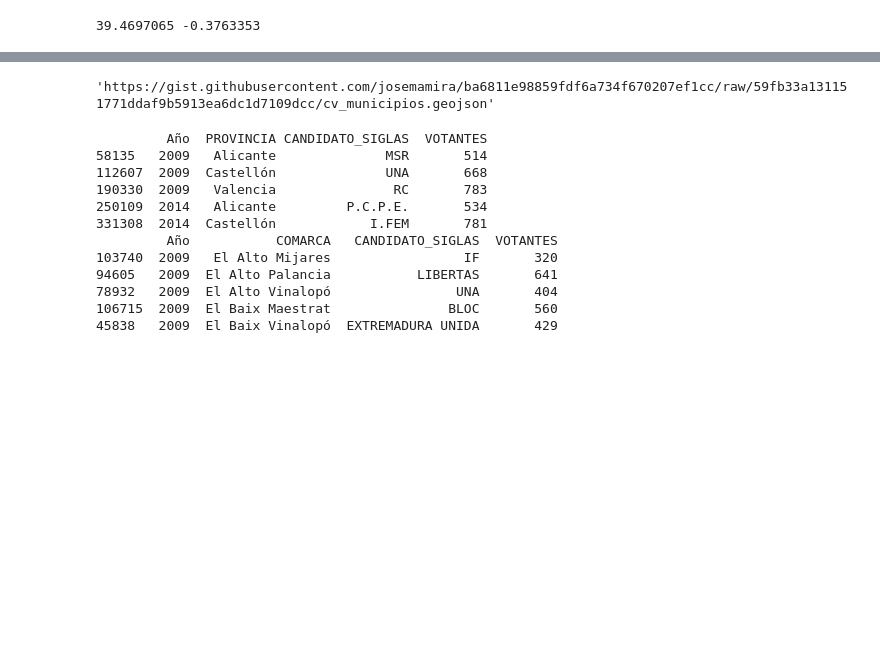
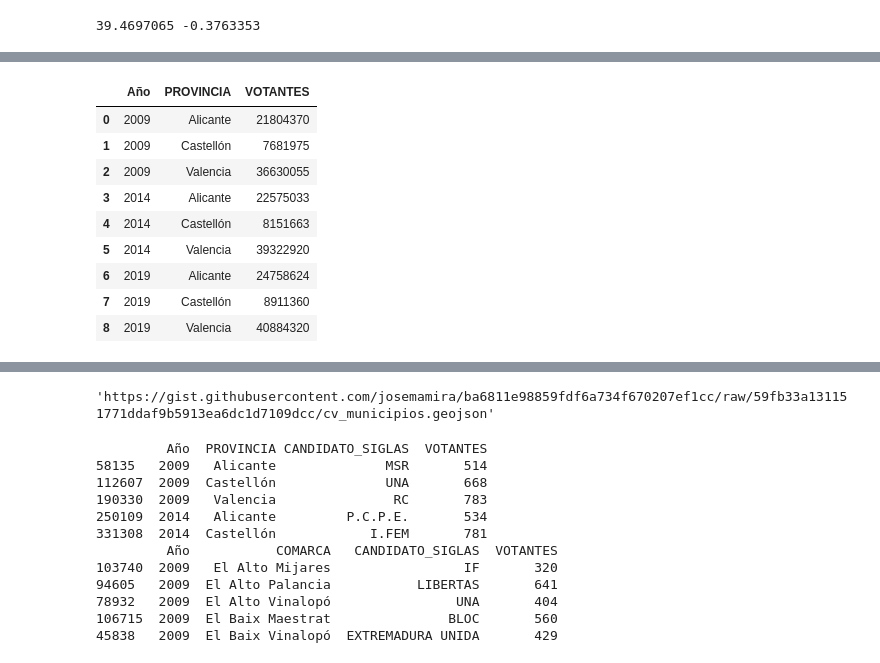
Before and after one commit to amonsalvec/Proyecto_DS_ELECCIONES, a Jupyter notebook: py/analisis.ipynb, the cells around one changed output, grey strips where cells are left out. Saved outputs shown, nothing was run; the diff lists cells and outputs as text; code cells hidden in the pictures; blank space fills up the shorter version.

```diff
--- a/py/analisis.ipynb
+++ b/py/analisis.ipynb
@@ -384,0 +397,15 @@ mapa
+# %%
+votos_provincia_año = df_final.groupby(["Año", "PROVINCIA"])["VOTANTES"].sum().reset_index()
+
+votos_provincia_año
+# %% [output]
+|  | Año | PROVINCIA | VOTANTES |
+| 0 | 2009 | Alicante | 21804370 |
+| 1 | 2009 | Castellón | 7681975 |
+| 2 | 2009 | Valencia | 36630055 |
+| 3 | 2014 | Alicante | 22575033 |
+| 4 | 2014 | Castellón | 8151663 |
+| 5 | 2014 | Valencia | 39322920 |
+| 6 | 2019 | Alicante | 24758624 |
+| 7 | 2019 | Castellón | 8911360 |
+| 8 | 2019 | Valencia | 40884320 |
```
Also changed, not shown: parts of 17 cells of this notebook, 3 other files.
